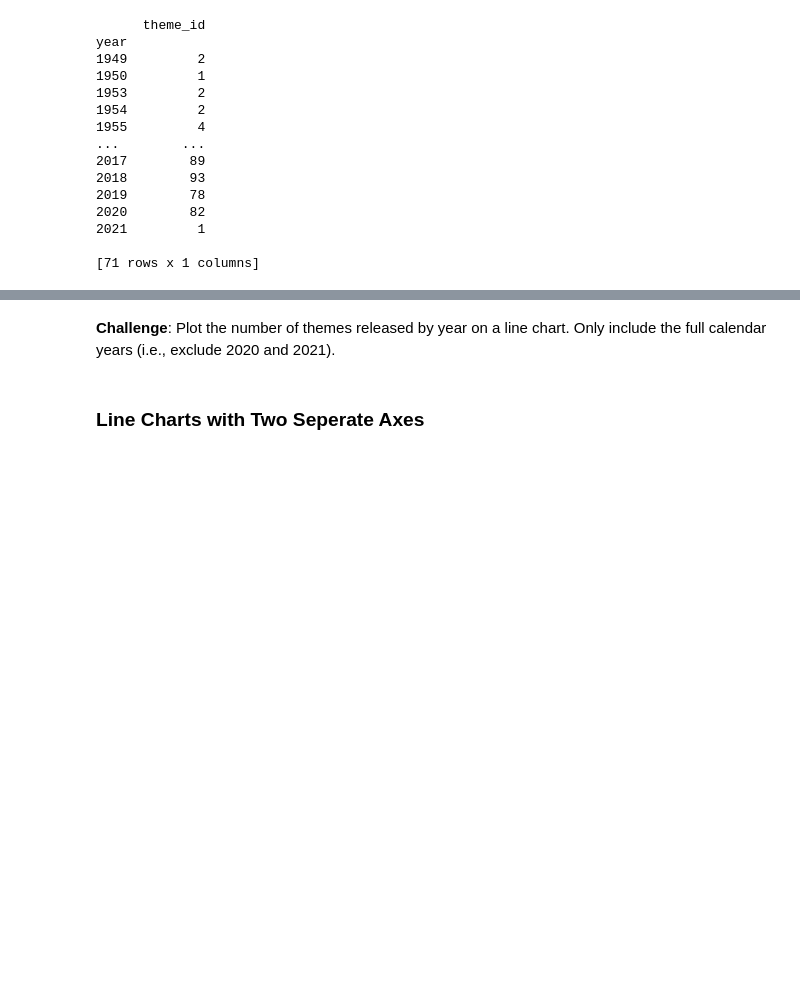
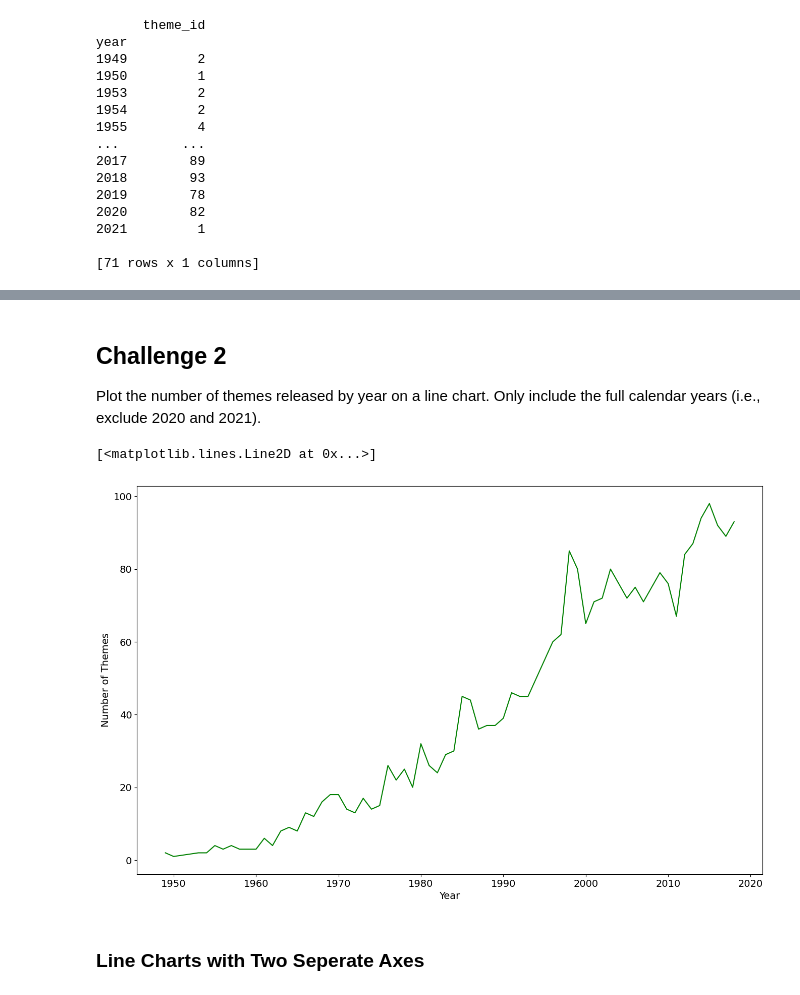
Before and after one commit to shane-221/100_days_of_python, a Jupyter notebook: 74_Day_74_ Aggregate_And_Merge_Data/Lego_Analysis_for_Course_(start).ipynb, the cells around one changed output, grey strips where cells are left out. Cells and saved outputs as stored; diff of their text form; code cells hidden in the pictures; blank space fills up the shorter version.

```diff
--- a/74_Day_74_ Aggregate_And_Merge_Data/Lego_Analysis_for_Course_(start).ipynb
+++ b/74_Day_74_ Aggregate_And_Merge_Data/Lego_Analysis_for_Course_(start).ipynb
@@ -260,3 +259,7 @@ year
 2021         1
 
 [71 rows x 1 columns]
+# %%
+# Change the name of the column
+themes_dataset.rename (columns = {"theme_id":"nr_themes"}, inplace = True)
+print(themes_dataset)
@@ -263,4 +282,21 @@ year
 # %% [markdown]
-**Challenge**: Plot the number of themes released by year on a line chart. Only include the full calendar years (i.e., exclude 2020 and 2021).
+<h2><dir>Challenge 2<dir></h2> Plot the number of themes released by year on a line chart. Only include the full calendar years (i.e., exclude 2020 and 2021).
+# %%
+          # Size of the puicture
+plt.figure(figsize=(16,10))
+
+           # Size of the fonts
+plt.xticks(fontsize=14)
+plt.yticks(fontsize=14)
+
+           # Labels
+plt.xlabel("Year", fontsize=14)
+plt.ylabel("Number of Themes", fontsize=14)
+
+          # The digaram itself: if you only have two things, no need to spcity which is the x and which is the Y
+plt.plot(themes_dataset[:-3], "g")
+# %% [output]
+[<matplotlib.lines.Line2D at 0x...>]
+[figure, added]
 # %% [markdown]
 ### Line Charts with Two Seperate Axes
```
Also changed, not shown: parts of 3 cells of this notebook.
